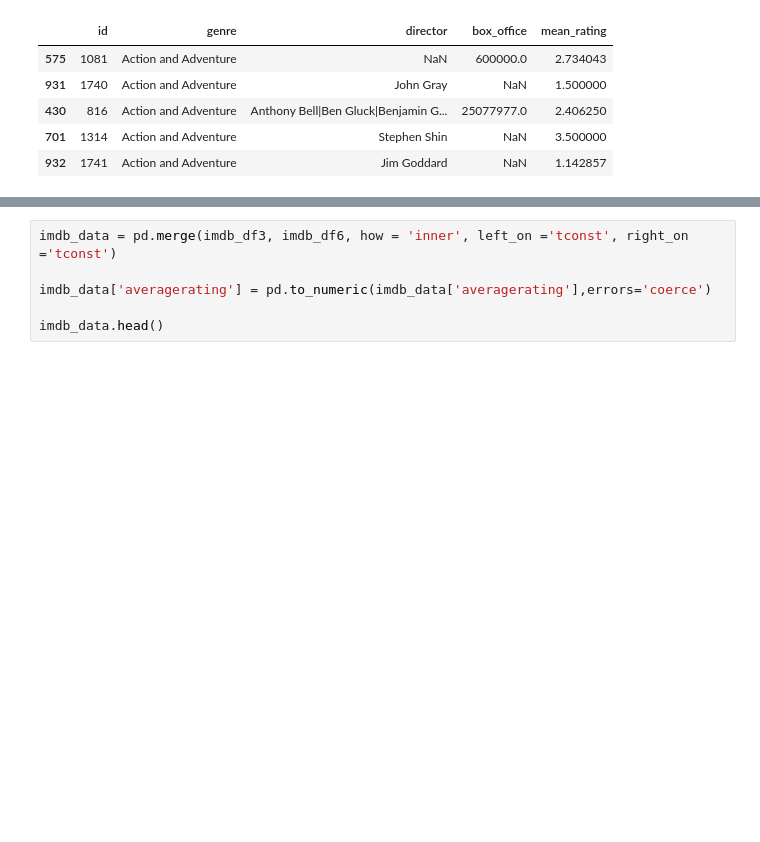
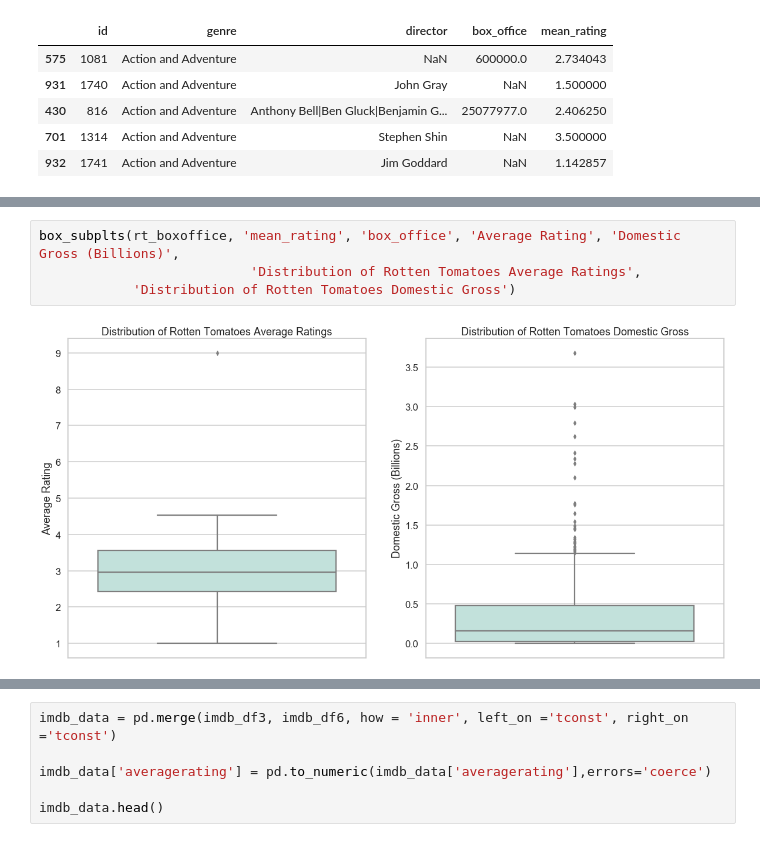
Before and after one commit to JenniferLavoie/DSFirstProject, a Jupyter notebook: student.ipynb, the cells around one changed output, grey strips where cells are left out. Drawn from its saved outputs; the diff is of its cells as text; blank space fills up the shorter version.

```diff
--- a/student.ipynb
+++ b/student.ipynb
@@ -727,0 +818,6 @@ rt_boxoffice = rt
+# %%
+box_subplts(rt_boxoffice, 'mean_rating', 'box_office', 'Average Rating', 'Domestic Gross (Billions)',
+                           'Distribution of Rotten Tomatoes Average Ratings',
+            'Distribution of Rotten Tomatoes Domestic Gross')
+# %% [output]
+[figure, added]
```
Also changed, not shown: parts of 97 cells of this notebook.
